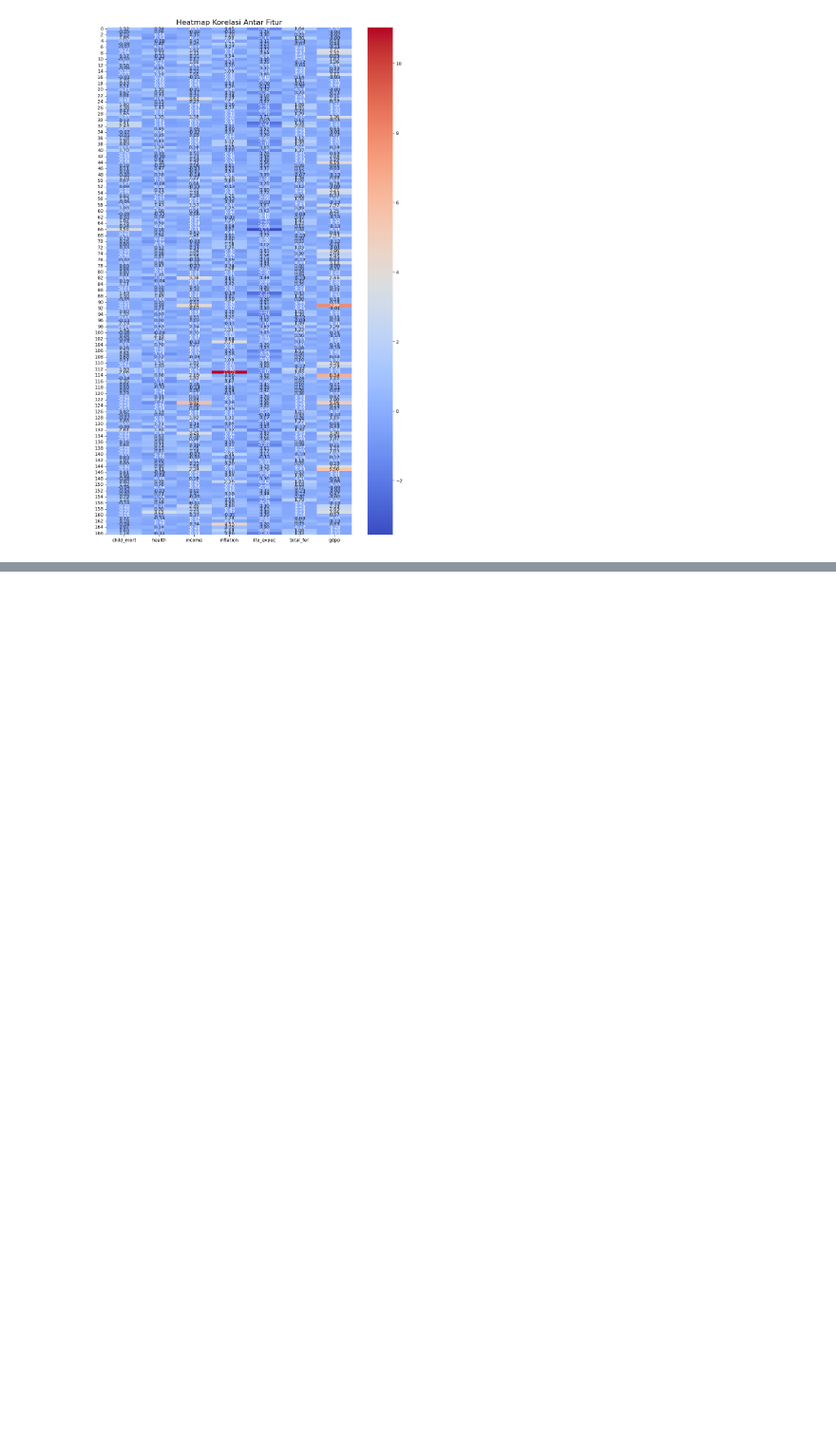
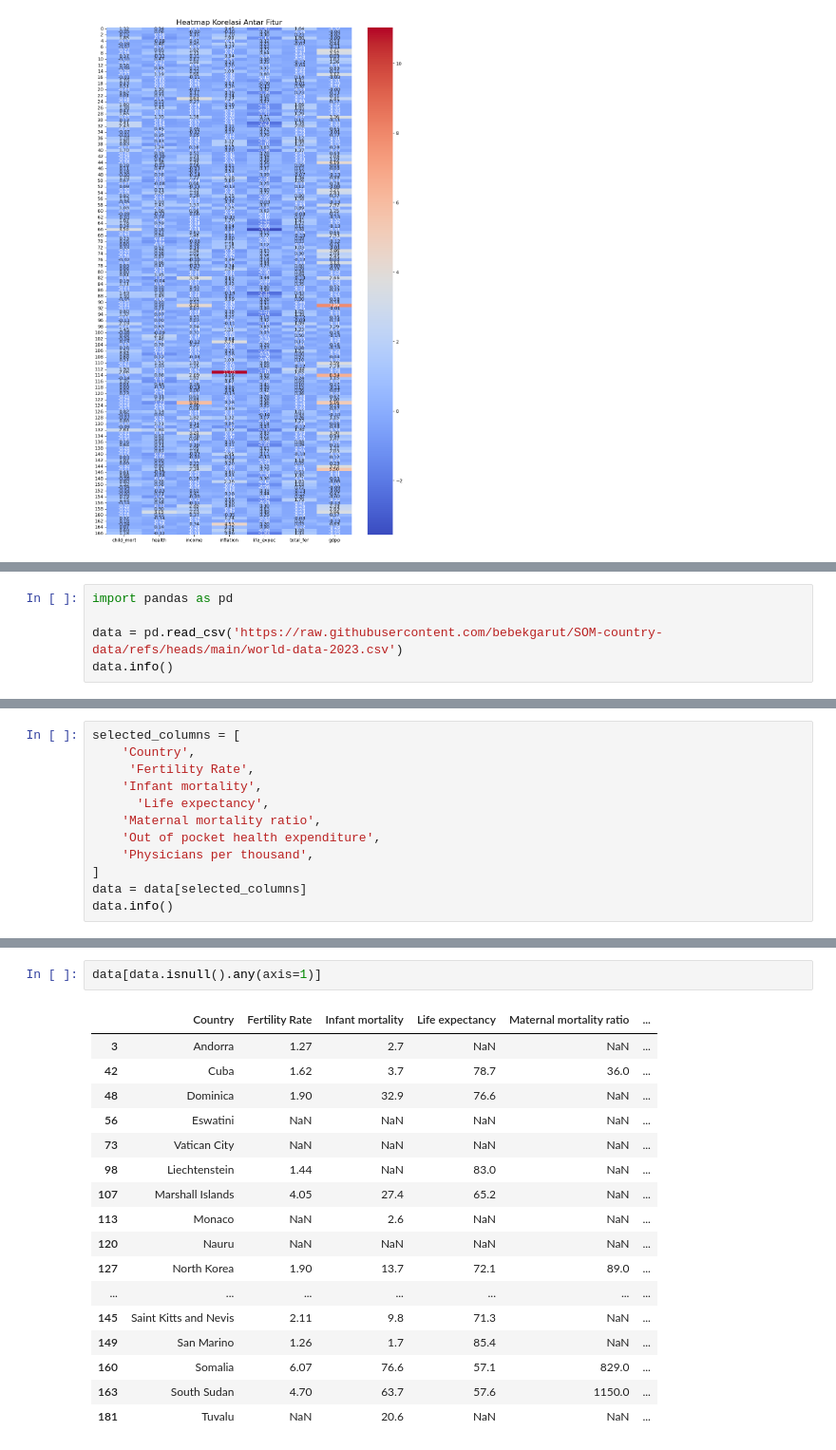
Before and after one commit to bebekgarut/SOM-country-data, a Jupyter notebook: SOM_country_clustering.ipynb, the cells around one changed output, grey strips where cells are left out. Shown at 95% size. Cells and saved outputs as stored; diff of their text form; blank space fills up the shorter version.

```diff
--- a/SOM_country_clustering.ipynb
+++ b/SOM_country_clustering.ipynb
@@ -133,0 +223,5 @@ plt.show()
+# %%
+import pandas as pd
+
+data = pd.read_csv('https://raw.githubusercontent.com/bebekgarut/SOM-country-data/refs/heads/main/world-data-2023.csv')
+data.info()
@@ -133,0 +248,12 @@ plt.show()
+# %%
+selected_columns = [
+    'Country',
+     'Fertility Rate',
+    'Infant mortality',
+      'Life expectancy',
+    'Maternal mortality ratio',
+    'Out of pocket health expenditure',
+    'Physicians per thousand',
+]
+data = data[selected_columns]
+data.info()
@@ -133,0 +275,20 @@ plt.show()
+# %%
+data[data.isnull().any(axis=1)]
+# %% [output]
+|  | Country | Fertility Rate | Infant mortality | Life expectancy | Maternal mortality ratio | ... |
+| 3 | Andorra | 1.27 | 2.7 | NaN | NaN | ... |
+| 42 | Cuba | 1.62 | 3.7 | 78.7 | 36.0 | ... |
+| 48 | Dominica | 1.90 | 32.9 | 76.6 | NaN | ... |
+| 56 | Eswatini | NaN | NaN | NaN | NaN | ... |
+| 73 | Vatican City | NaN | NaN | NaN | NaN | ... |
+| 98 | Liechtenstein | 1.44 | NaN | 83.0 | NaN | ... |
+| 107 | Marshall Islands | 4.05 | 27.4 | 65.2 | NaN | ... |
+| 113 | Monaco | NaN | 2.6 | NaN | NaN | ... |
+| 120 | Nauru | NaN | NaN | NaN | NaN | ... |
+| 127 | North Korea | 1.90 | 13.7 | 72.1 | 89.0 | ... |
+| ... | ... | ... | ... | ... | ... | ... |
+| 145 | Saint Kitts and Nevis | 2.11 | 9.8 | 71.3 | NaN | ... |
+| 149 | San Marino | 1.26 | 1.7 | 85.4 | NaN | ... |
+| 160 | Somalia | 6.07 | 76.6 | 57.1 | 829.0 | ... |
+| 163 | South Sudan | 4.70 | 63.7 | 57.6 | 1150.0 | ... |
+| 181 | Tuvalu | NaN | 20.6 | NaN | NaN | ... |
```
Also changed, not shown: parts of 40 cells of this notebook, 1 other file.
